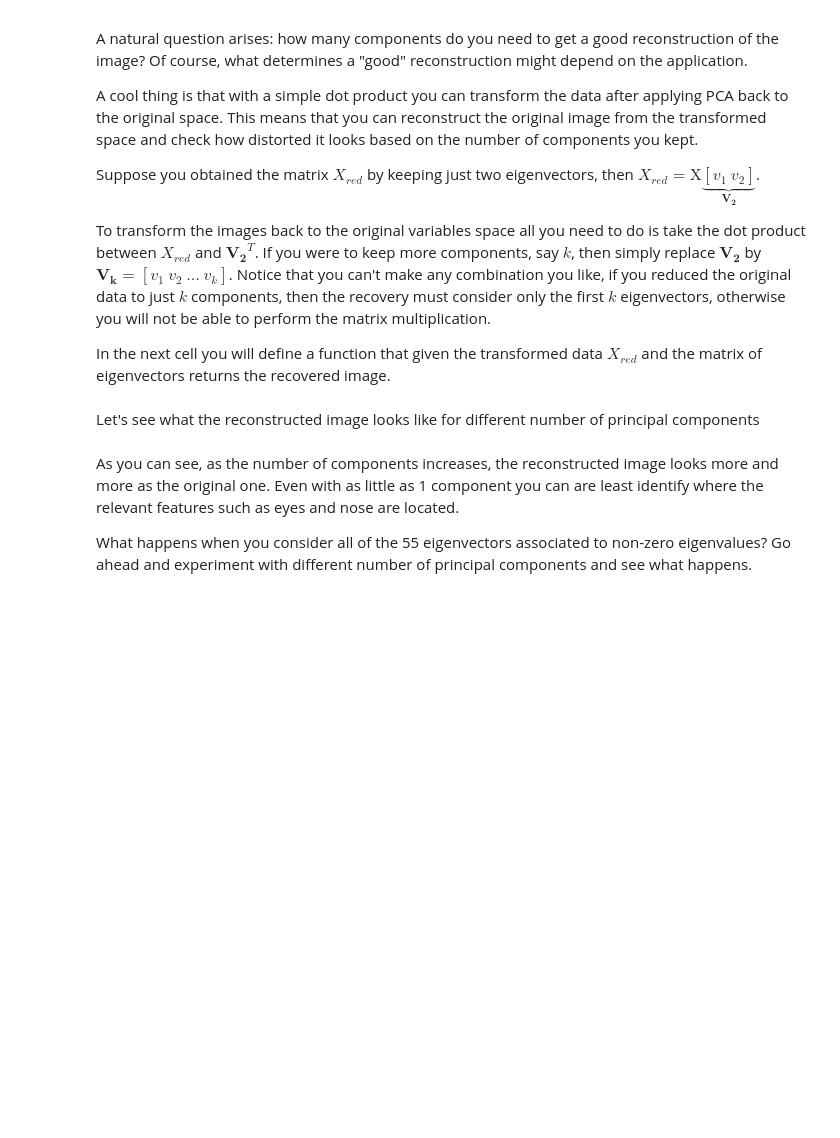
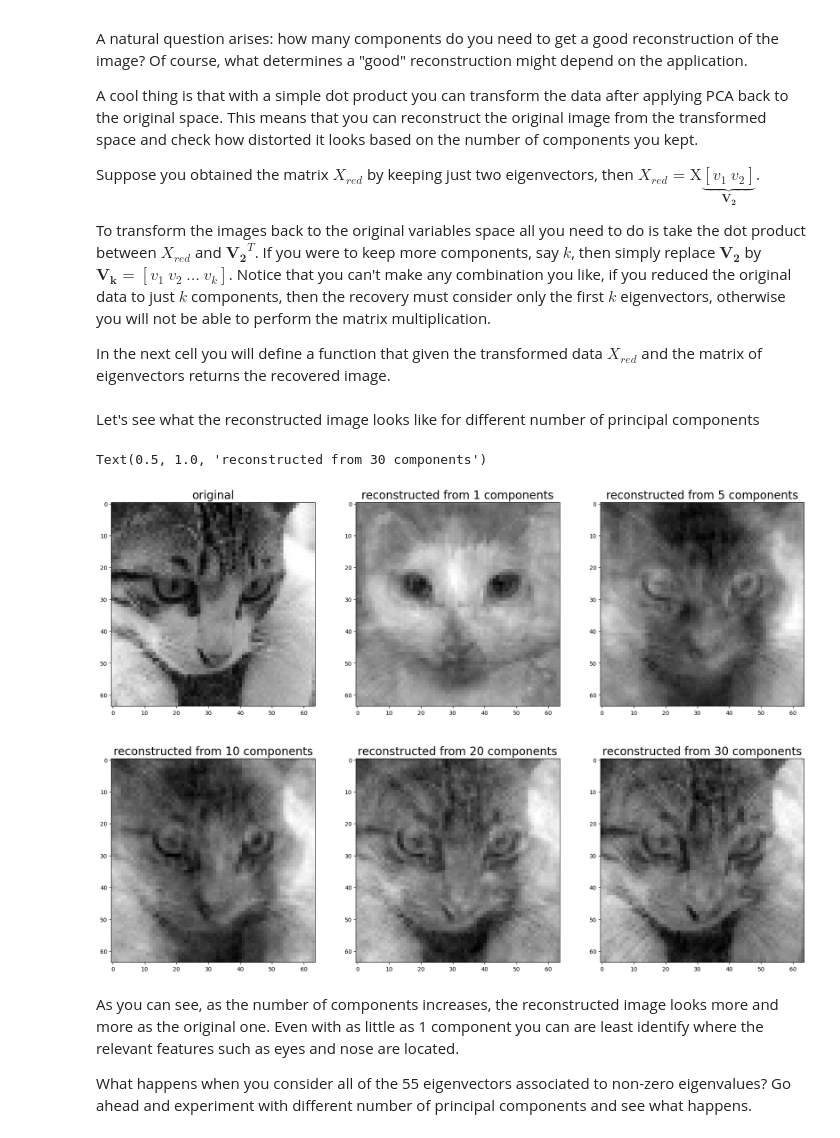
Before and after one commit to ICEY12YX/DEEP_LEARNING, a Jupyter notebook: 04_mathematics/linear_algebra/week04/C1W4_Assignment.ipynb, the cells around one changed output. Saved outputs shown, nothing was run; the diff lists cells and outputs as text; code cells hidden in the pictures; blank space fills up the shorter version.

```diff
--- a/04_mathematics/linear_algebra/week04/C1W4_Assignment.ipynb
+++ b/04_mathematics/linear_algebra/week04/C1W4_Assignment.ipynb
@@ -266,12 +325,12 @@ def center_data(Y):
         X (ndarray): centered data
     """
     ### START CODE HERE ###
-    mean_vector = None
-    mean_matrix = None
+    mean_vector = np.mean(Y, axis=0)
+    mean_matrix = np.repeat(mean_vector, Y.shape[0])
     # use np.reshape to reshape into a matrix with the same size as Y. Remember to use order='F'
-    mean_matrix = None
+    mean_matrix = np.reshape(mean_matrix, Y.shape, order="F")
 
-    X = None
+    X = Y - mean_matrix
     ### END CODE HERE ###
     return X
 # %% [markdown]
@@ -302,8 +366,7 @@ def get_cov_matrix(X):
     """
 
     ### START CODE HERE ###
-    cov_matrix = None
-    cov_matrix = None
+    cov_matrix = (X.T @ X) / (X.shape[0] - 1)
     ### END CODE HERE ###
 
     return cov_matrix
@@ -378,8 +457,9 @@ def perform_PCA(X, eigenvecs, k):
     """
 
     ### START CODE HERE ###
-    V = None
-    Xred = None
+    # V = eigenvecs[:, :k] / np.linalg.norm(eigenvecs[:, :k], axis=0)
+    V = eigenvecs[:, :k]
+    Xred = X @ V
     ### END CODE HERE ###
     return Xred
 # %% [markdown]
@@ -454,28 +546,31 @@ Let's see what the reconstructed image looks like for different number of princi
 # %%
 Xred1 = perform_PCA(X, eigenvecs, 1)  # reduce dimensions to 1 component
 Xred5 = perform_PCA(X, eigenvecs, 5)  # reduce dimensions to 5 components
 Xred10 = perform_PCA(X, eigenvecs, 10)  # reduce dimensions to 10 components
 Xred20 = perform_PCA(X, eigenvecs, 20)  # reduce dimensions to 20 components
 Xred30 = perform_PCA(X, eigenvecs, 30)  # reduce dimensions to 30 components
 Xrec1 = reconstruct_image(Xred1, eigenvecs)  # reconstruct image from 1 component
 Xrec5 = reconstruct_image(Xred5, eigenvecs)  # reconstruct image from 5 components
 Xrec10 = reconstruct_image(Xred10, eigenvecs)  # reconstruct image from 10 components
 Xrec20 = reconstruct_image(Xred20, eigenvecs)  # reconstruct image from 20 components
 Xrec30 = reconstruct_image(Xred30, eigenvecs)  # reconstruct image from 30 components
 
 fig, ax = plt.subplots(2, 3, figsize=(22, 15))
-ax[0, 0].imshow(imgs[21], cmap="gray")
+ax[0, 0].imshow(imgs[1], cmap="gray")
 ax[0, 0].set_title("original", size=20)
-ax[0, 1].imshow(Xrec1[21].reshape(height, width), cmap="gray")
+ax[0, 1].imshow(Xrec1[1].reshape(height, width), cmap="gray")
 ax[0, 1].set_title("reconstructed from 1 components", size=20)
-ax[0, 2].imshow(Xrec5[21].reshape(height, width), cmap="gray")
+ax[0, 2].imshow(Xrec5[1].reshape(height, width), cmap="gray")
 ax[0, 2].set_title("reconstructed from 5 components", size=20)
-ax[1, 0].imshow(Xrec10[21].reshape(height, width), cmap="gray")
+ax[1, 0].imshow(Xrec10[1].reshape(height, width), cmap="gray")
 ax[1, 0].set_title("reconstructed from 10 components", size=20)
-ax[1, 1].imshow(Xrec20[21].reshape(height, width), cmap="gray")
+ax[1, 1].imshow(Xrec20[1].reshape(height, width), cmap="gray")
 ax[1, 1].set_title("reconstructed from 20 components", size=20)
-ax[1, 2].imshow(Xrec30[21].reshape(height, width), cmap="gray")
+ax[1, 2].imshow(Xrec30[1].reshape(height, width), cmap="gray")
 ax[1, 2].set_title("reconstructed from 30 components", size=20)
+# %% [output]
+Text(0.5, 1.0, 'reconstructed from 30 components')
+[figure, added]
 # %% [markdown]
 As you can see, as the number of components increases, the reconstructed image looks more and more as the original one. Even with as little as 1 component you can are least identify where the relevant features such as eyes and nose are located.
 
```
Also changed, not shown: parts of 28 cells of this notebook, 44 other files.
